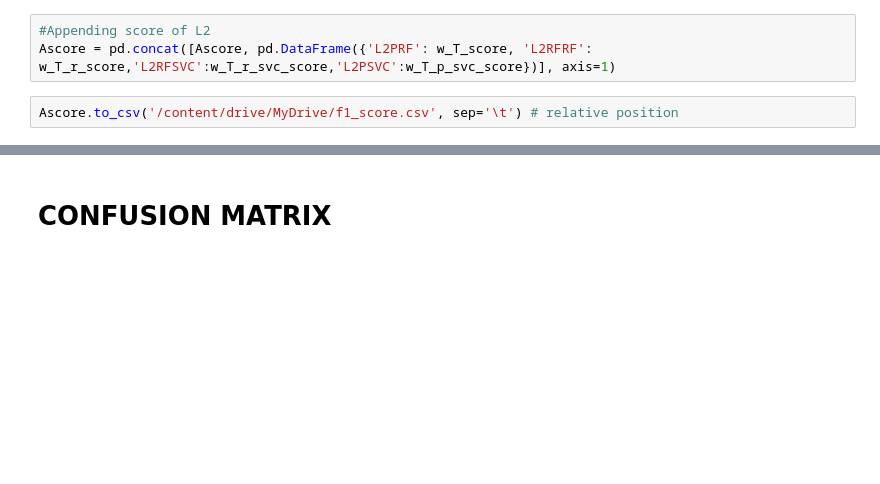
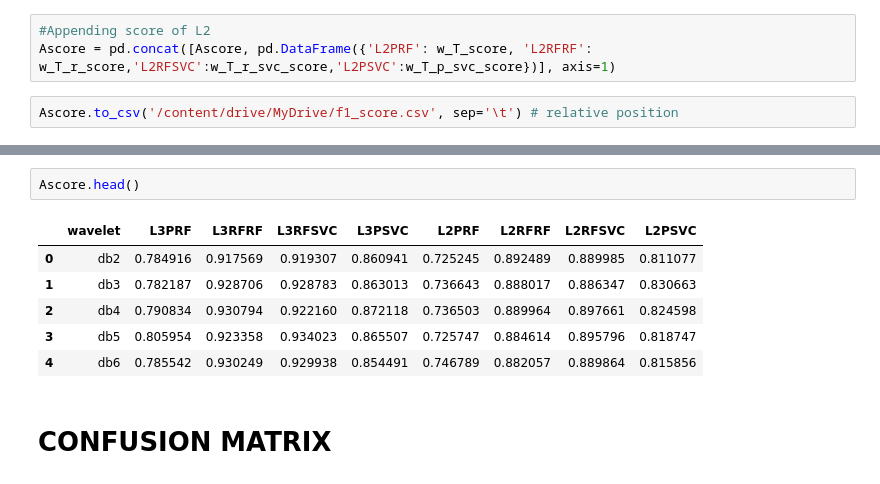
Before and after one commit to AbbasHussain72/Wavelet-featre-extraction-, a Jupyter notebook: current_wavelet_Transform_Technique.ipynb, the cells around one changed output, grey strips where cells are left out. Saved outputs shown, nothing was run; the diff lists cells and outputs as text; blank space fills up the shorter version.

```diff
--- a/current_wavelet_Transform_Technique.ipynb
+++ b/current_wavelet_Transform_Technique.ipynb
@@ -870,3 +852,12 @@ wavelet_scores
+# %%
+Ascore.head()
+# %% [output]
+|  | wavelet | L3PRF | L3RFRF | L3RFSVC | L3PSVC | L2PRF | L2RFRF | L2RFSVC | L2PSVC |
+| 0 | db2 | 0.784916 | 0.917569 | 0.919307 | 0.860941 | 0.725245 | 0.892489 | 0.889985 | 0.811077 |
+| 1 | db3 | 0.782187 | 0.928706 | 0.928783 | 0.863013 | 0.736643 | 0.888017 | 0.886347 | 0.830663 |
+| 2 | db4 | 0.790834 | 0.930794 | 0.922160 | 0.872118 | 0.736503 | 0.889964 | 0.897661 | 0.824598 |
+| 3 | db5 | 0.805954 | 0.923358 | 0.934023 | 0.865507 | 0.725747 | 0.884614 | 0.895796 | 0.818747 |
+| 4 | db6 | 0.785542 | 0.930249 | 0.929938 | 0.854491 | 0.746789 | 0.882057 | 0.889864 | 0.815856 |
 # %% [markdown]
 # CONFUSION MATRIX
 # %%
```
Also changed, not shown: parts of 8 cells of this notebook.
